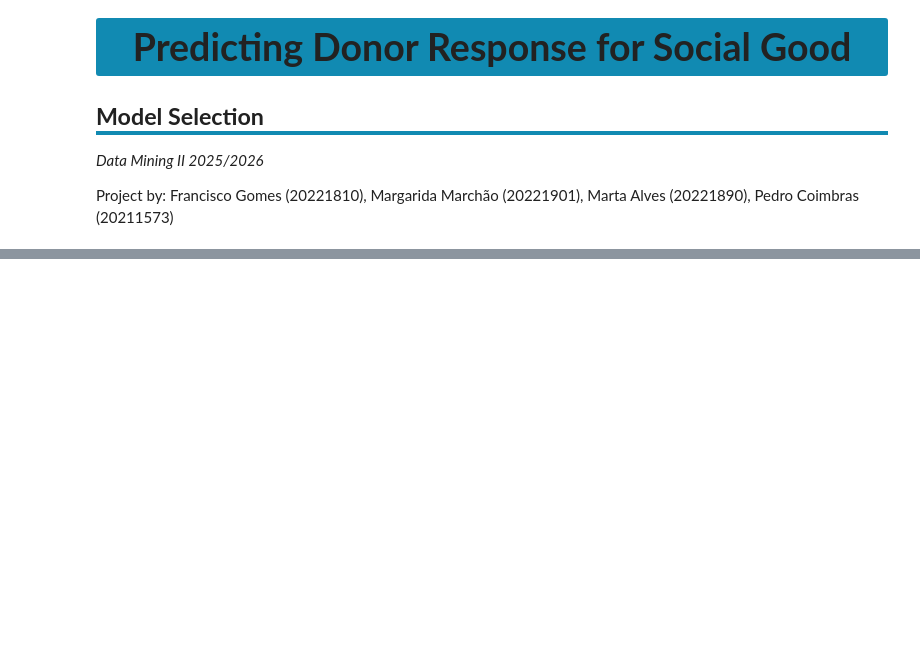
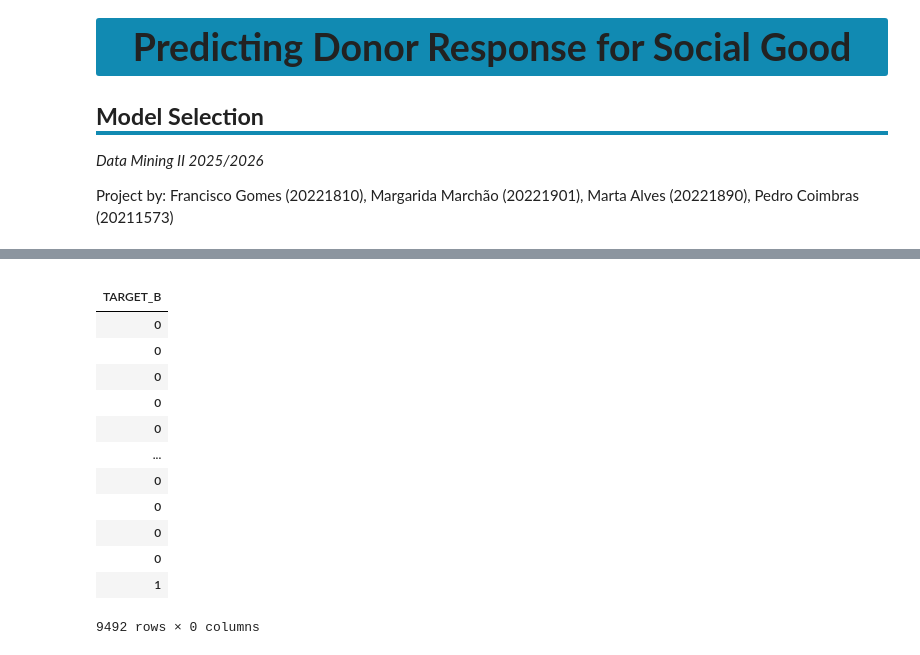
Before and after one commit to Pinky-Tie/Predicting_Donor_Response, a Jupyter notebook: notebooks/04_model_selection.ipynb, the cells around one changed output, grey strips where cells are left out. Drawn from its saved outputs; the diff is of its cells as text; code cells hidden in the pictures; blank space fills up the shorter version.

```diff
--- a/notebooks/04_model_selection.ipynb
+++ b/notebooks/04_model_selection.ipynb
@@ -11,0 +52,10 @@ Francisco Gomes (20221810), Margarida Marchão (20221901), Marta Alves (20221890
+# %%
+"""Loading the features datasets"""
+train_data = pd.read_csv(PROJECT_ROOT / "project_data" / "X_train_clean.csv", index_col=0)
+val_data = pd.read_csv(PROJECT_ROOT / "project_data" / "X_val_clean.csv", index_col=0)
+test_data = pd.read_csv(PROJECT_ROOT / "project_data" / "X_test_clean.csv", index_col=0)
+
+'''Loading the y datasets'''
+y_train = pd.read_csv(PROJECT_ROOT / "project_data" / "y_train_clean.csv")
+y_val = pd.read_csv(PROJECT_ROOT / "project_data" / "y_val_clean.csv")
+y_test = pd.read_csv(PROJECT_ROOT / "project_data" / "donors_test.csv")
@@ -190,0 +598,17 @@ Exporting results.csv
+# %%
+y_train
+# %% [output]
+|  |
+| TARGET_B |
+| 0 |
+| 0 |
+| 0 |
+| 0 |
+| 0 |
+| ... |
+| 0 |
+| 0 |
+| 0 |
+| 0 |
+| 1 |
+9492 rows × 0 columns
```
Also changed, not shown: parts of 18 cells of this notebook.
